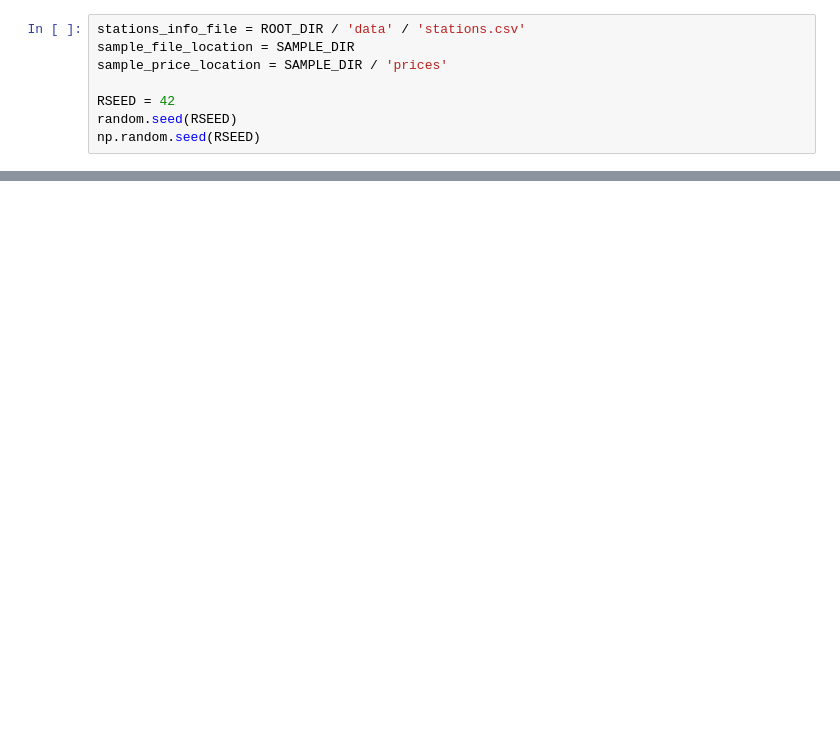
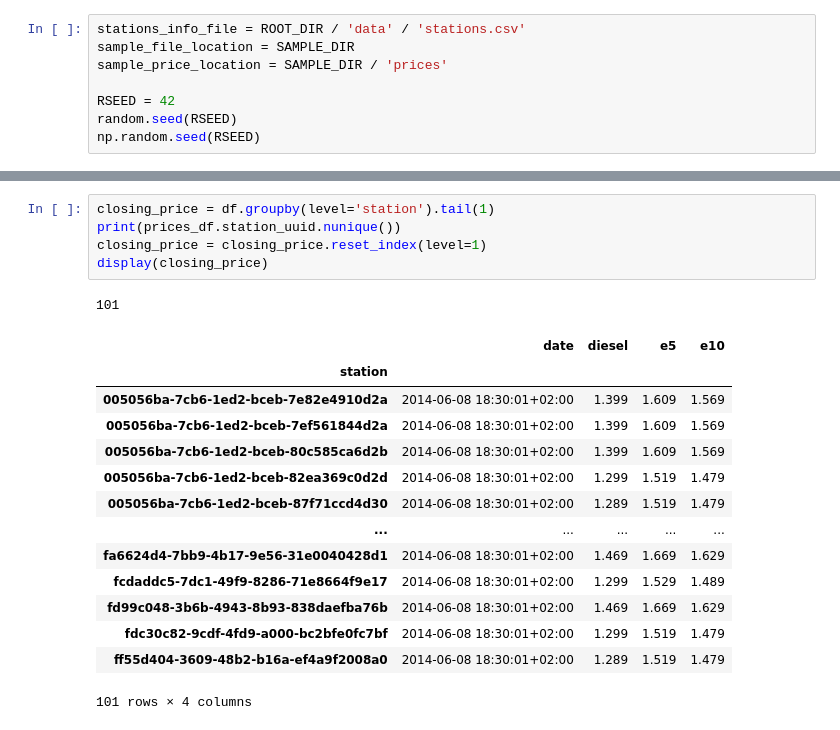
Before and after one commit to petrol-price-predictor/jurassic-juice-juggler, a Jupyter notebook: stratify.ipynb, the cells around one changed output, grey strips where cells are left out. Cells and saved outputs as stored; diff of their text form; blank space fills up the shorter version.

```diff
--- a/stratify.ipynb
+++ b/stratify.ipynb
@@ -90,0 +84,21 @@ memory usage: 1.1+ GB
+# %%
+closing_price = df.groupby(level='station').tail(1)
+print(prices_df.station_uuid.nunique())
+closing_price = closing_price.reset_index(level=1)
+display(closing_price)
+# %% [output]
+101
+|  | date | diesel | e5 | e10 |
+| station |  |  |  |  |
+| 005056ba-7cb6-1ed2-bceb-7e82e4910d2a | 2014-06-08 18:30:01+02:00 | 1.399 | 1.609 | 1.569 |
+| 005056ba-7cb6-1ed2-bceb-7ef561844d2a | 2014-06-08 18:30:01+02:00 | 1.399 | 1.609 | 1.569 |
+| 005056ba-7cb6-1ed2-bceb-80c585ca6d2b | 2014-06-08 18:30:01+02:00 | 1.399 | 1.609 | 1.569 |
+| 005056ba-7cb6-1ed2-bceb-82ea369c0d2d | 2014-06-08 18:30:01+02:00 | 1.299 | 1.519 | 1.479 |
+| 005056ba-7cb6-1ed2-bceb-87f71ccd4d30 | 2014-06-08 18:30:01+02:00 | 1.289 | 1.519 | 1.479 |
+| ... | ... | ... | ... | ... |
+| fa6624d4-7bb9-4b17-9e56-31e0040428d1 | 2014-06-08 18:30:01+02:00 | 1.469 | 1.669 | 1.629 |
+| fcdaddc5-7dc1-49f9-8286-71e8664f9e17 | 2014-06-08 18:30:01+02:00 | 1.299 | 1.529 | 1.489 |
+| fd99c048-3b6b-4943-8b93-838daefba76b | 2014-06-08 18:30:01+02:00 | 1.469 | 1.669 | 1.629 |
+| fdc30c82-9cdf-4fd9-a000-bc2bfe0fc7bf | 2014-06-08 18:30:01+02:00 | 1.299 | 1.519 | 1.479 |
+| ff55d404-3609-48b2-b16a-ef4a9f2008a0 | 2014-06-08 18:30:01+02:00 | 1.289 | 1.519 | 1.479 |
+101 rows × 4 columns
```
Also changed, not shown: parts of 14 cells of this notebook, 5 other files.
